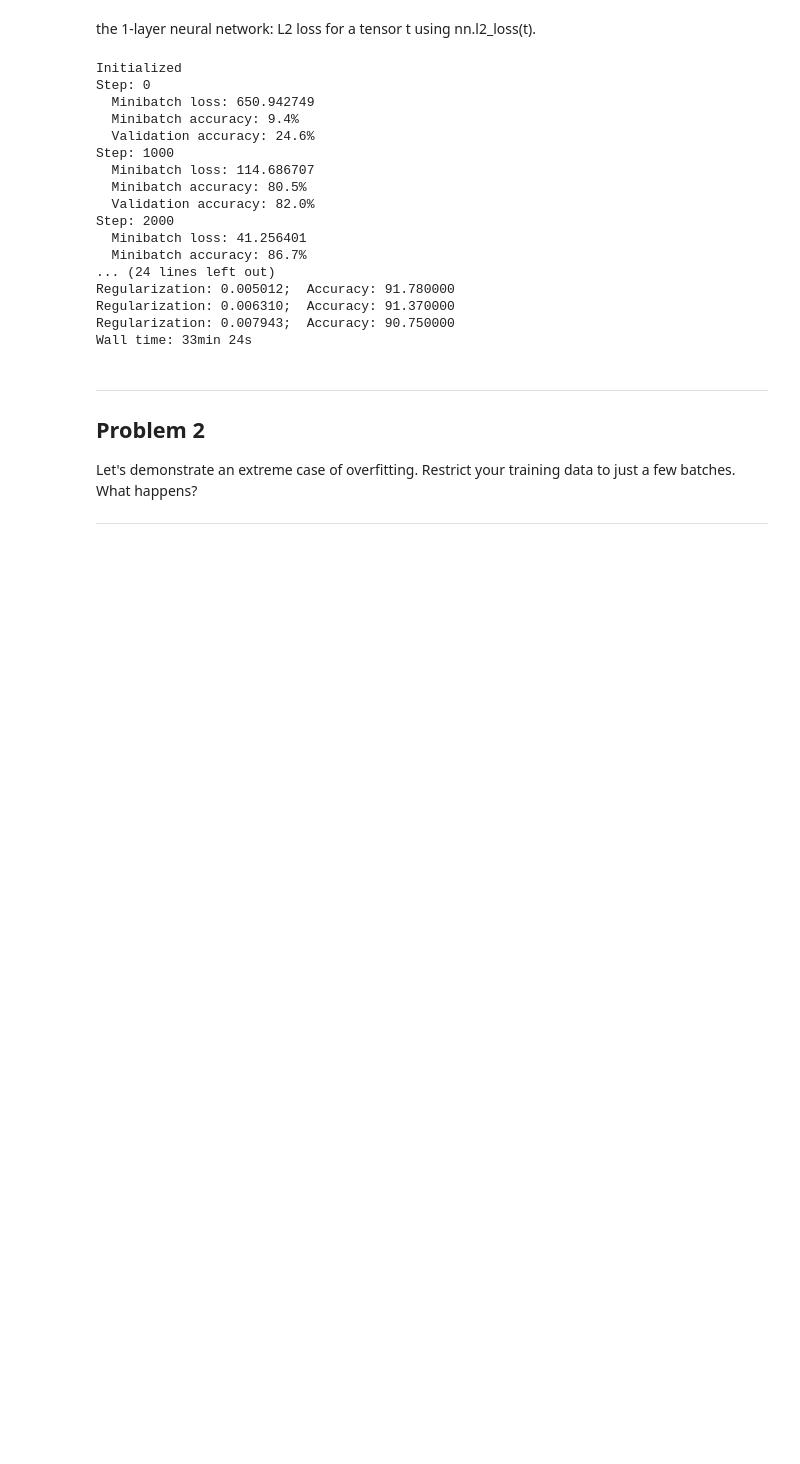
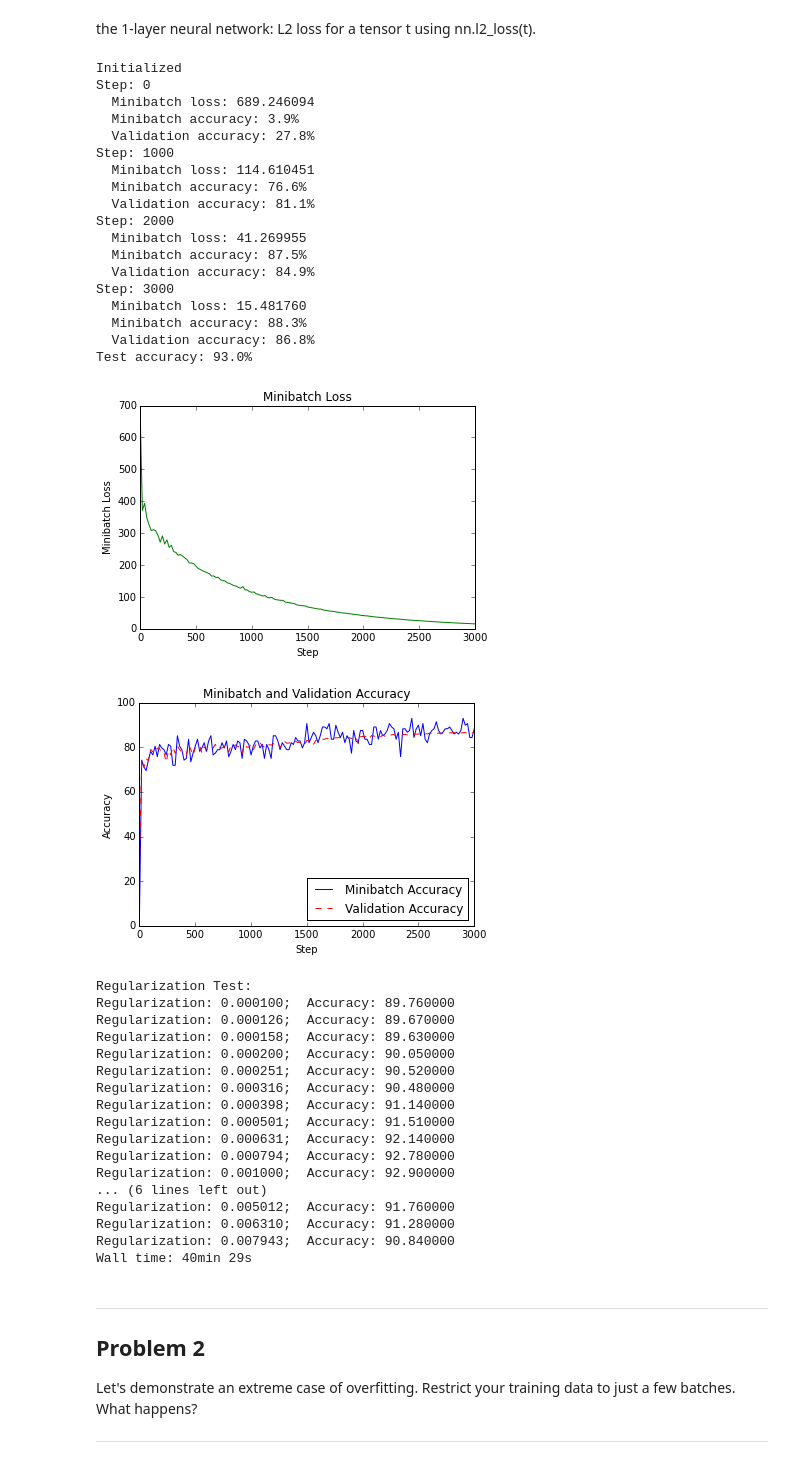
Before and after one commit to frankwwu/Udacity-Deep-Learning, a Jupyter notebook: 3_regularization.ipynb, the cells around one changed output. Cells and saved outputs as stored; diff of their text form; code cells hidden in the pictures; blank space fills up the shorter version.

```diff
--- a/3_regularization.ipynb
+++ b/3_regularization.ipynb
@@ -176,7 +228,7 @@ def train_1_layer(batch_size, num_hidden_nodes, num_steps):
         logits = tf.matmul(lay1_train, weights2) + biases2
 
         with tf.name_scope('loss'):
-            loss = tf.reduce_mean(tf.nn.softmax_cross_entropy_with_logits(logits, tf_train_labels)) + \
+            loss = tf.reduce_mean(tf.nn.softmax_cross_entropy_with_logits(labels=tf_train_labels, logits=logits)) + \
             beta_regul * (tf.nn.l2_loss(weights1) + tf.nn.l2_loss(weights2))
 
         with tf.name_scope('train'):
@@ -192,52 +244,84 @@ def train_1_layer(batch_size, num_hidden_nodes, num_steps):
     with tf.Session(graph=graph) as session:
         tf.global_variables_initializer().run()
         print("Initialized")
+        minibatch_loss = []
+        minibatch_acc = []
+        validation_acc = []
+        eval_every = 20
         for step in range(num_steps):
             offset = (step * batch_size) % (train_labels.shape[0] - batch_size)
             batch_data = train_dataset[offset:(offset + batch_size), :]
             batch_labels = train_labels[offset:(offset + batch_size), :]
             feed_dict = {tf_train_dataset : batch_data, tf_train_labels : batch_labels, beta_regul : 1e-3}
             _, l, predictions = session.run([train_step, loss, train_prediction], feed_dict=feed_dict)
-            if (step % 1000 == 0):
-                print("Step: %d" % step)
-                print("  Minibatch loss: %f" % l)
-                print("  Minibatch accuracy: %.1f%%" % accuracy(predictions, batch_labels))
-                print("  Validation accuracy: %.1f%%" % accuracy(valid_prediction.eval(), valid_labels))
+            if (step % eval_every == 0):
+                minibatch_loss.append(l)
+                ma = accuracy(predictions, batch_labels)
+                minibatch_acc.append(ma)
+                va = accuracy(valid_prediction.eval(), valid_labels)
+                validation_acc.append(va)
+                if (step % 1000 == 0):
+                    print("Step: %d" % step)
+                    print("  Minibatch loss: %f" % l)
+                    print("  Minibatch accuracy: %.1f%%" % ma)
+                    print("  Validation accuracy: %.1f%%" % va)
         print("Test accuracy: %.1f%%" % accuracy(test_prediction.eval(), test_labels))
+        steps = range(0, num_steps, eval_every)
+        plot_results(steps, minibatch_loss, minibatch_acc, validation_acc)
 
     print("Regularization Test:")
     regul_val = [pow(10, i) for i in np.arange(-4, -2, 0.1)]
     for regul in regul_val:
       with tf.Session(graph=graph) as session:
         tf.global_variables_initializer().run()
         for step in range(num_steps):
           offset = (step * batch_size) % (train_labels.shape[0] - batch_size)
           batch_data = train_dataset[offset:(offset + batch_size), :]
           batch_labels = train_labels[offset:(offset + batch_size), :]
           feed_dict = {tf_train_dataset : batch_data, tf_train_labels : batch_labels, beta_regul : regul}
           _, l, predictions = session.run([train_step, loss, train_prediction], feed_dict=feed_dict)
         acc = accuracy(test_prediction.eval(), test_labels)
         print("Regularization: %f;  Accuracy: %f" % (regul, acc))
 
 %time train_1_layer(128, 1024, 3001)
 # %% [output]
 Initialized
 Step: 0
-  Minibatch loss: 650.942749
-  Minibatch accuracy: 9.4%
-  Validation accuracy: 24.6%
+  Minibatch loss: 689.246094
+  Minibatch accuracy: 3.9%
+  Validation accuracy: 27.8%
 Step: 1000
-  Minibatch loss: 114.686707
-  Minibatch accuracy: 80.5%
-  Validation accuracy: 82.0%
+  Minibatch loss: 114.610451
+  Minibatch accuracy: 76.6%
+  Validation accuracy: 81.1%
 Step: 2000
-  Minibatch loss: 41.256401
-  Minibatch accuracy: 86.7%
-... (24 lines left out)
-Regularization: 0.005012;  Accuracy: 91.780000
-Regularization: 0.006310;  Accuracy: 91.370000
-Regularization: 0.007943;  Accuracy: 90.750000
-Wall time: 33min 24s
+  Minibatch loss: 41.269955
+  Minibatch accuracy: 87.5%
+  Validation accuracy: 84.9%
+Step: 3000
+  Minibatch loss: 15.481760
+  Minibatch accuracy: 88.3%
+  Validation accuracy: 86.8%
+Test accuracy: 93.0%
+[figure, added]
+[figure, added]
+Regularization Test:
+Regularization: 0.000100;  Accuracy: 89.760000
+Regularization: 0.000126;  Accuracy: 89.670000
+Regularization: 0.000158;  Accuracy: 89.630000
+Regularization: 0.000200;  Accuracy: 90.050000
+Regularization: 0.000251;  Accuracy: 90.520000
+Regularization: 0.000316;  Accuracy: 90.480000
+Regularization: 0.000398;  Accuracy: 91.140000
+Regularization: 0.000501;  Accuracy: 91.510000
+Regularization: 0.000631;  Accuracy: 92.140000
+Regularization: 0.000794;  Accuracy: 92.780000
+Regularization: 0.001000;  Accuracy: 92.900000
+... (6 lines left out)
+Regularization: 0.005012;  Accuracy: 91.760000
+Regularization: 0.006310;  Accuracy: 91.280000
+Regularization: 0.007943;  Accuracy: 90.840000
+Wall time: 40min 29s
 # %% [markdown]
 ---
 Problem 2
```
Also changed, not shown: parts of 12 cells of this notebook.
